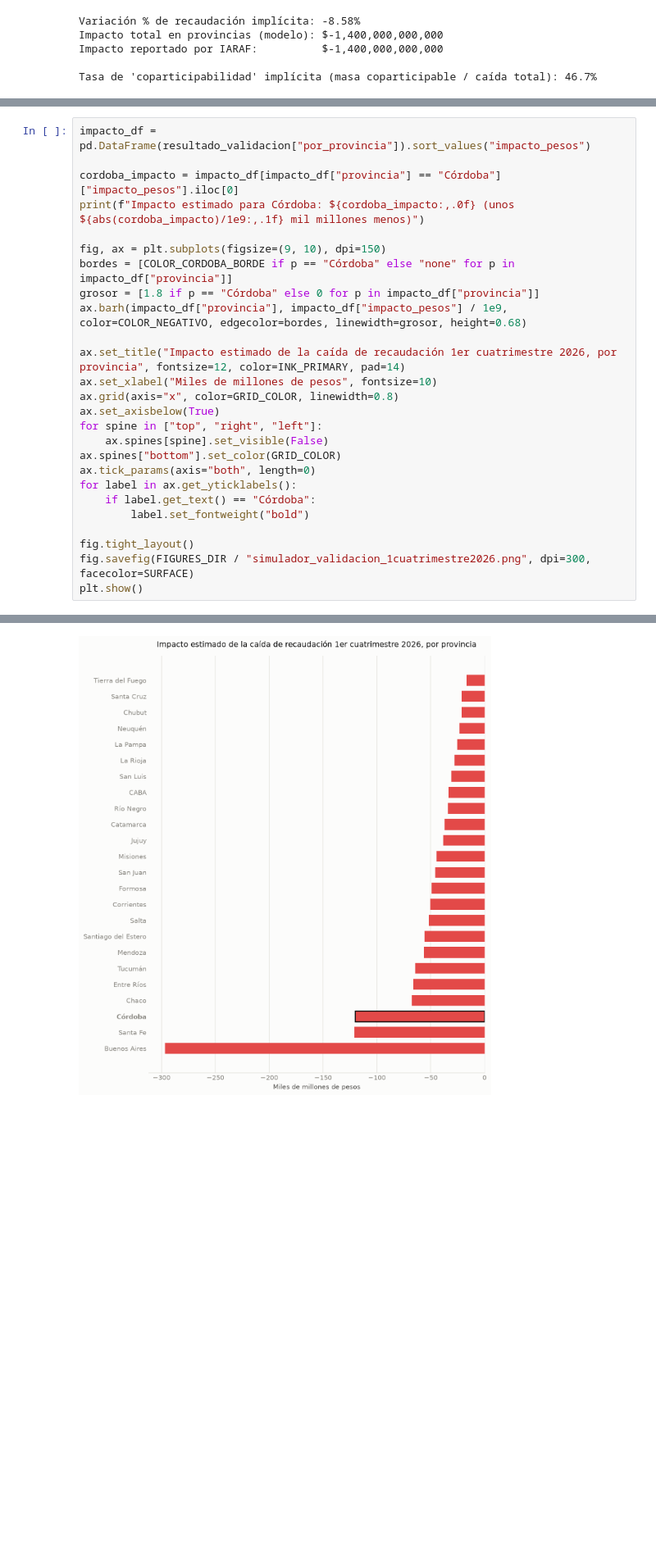
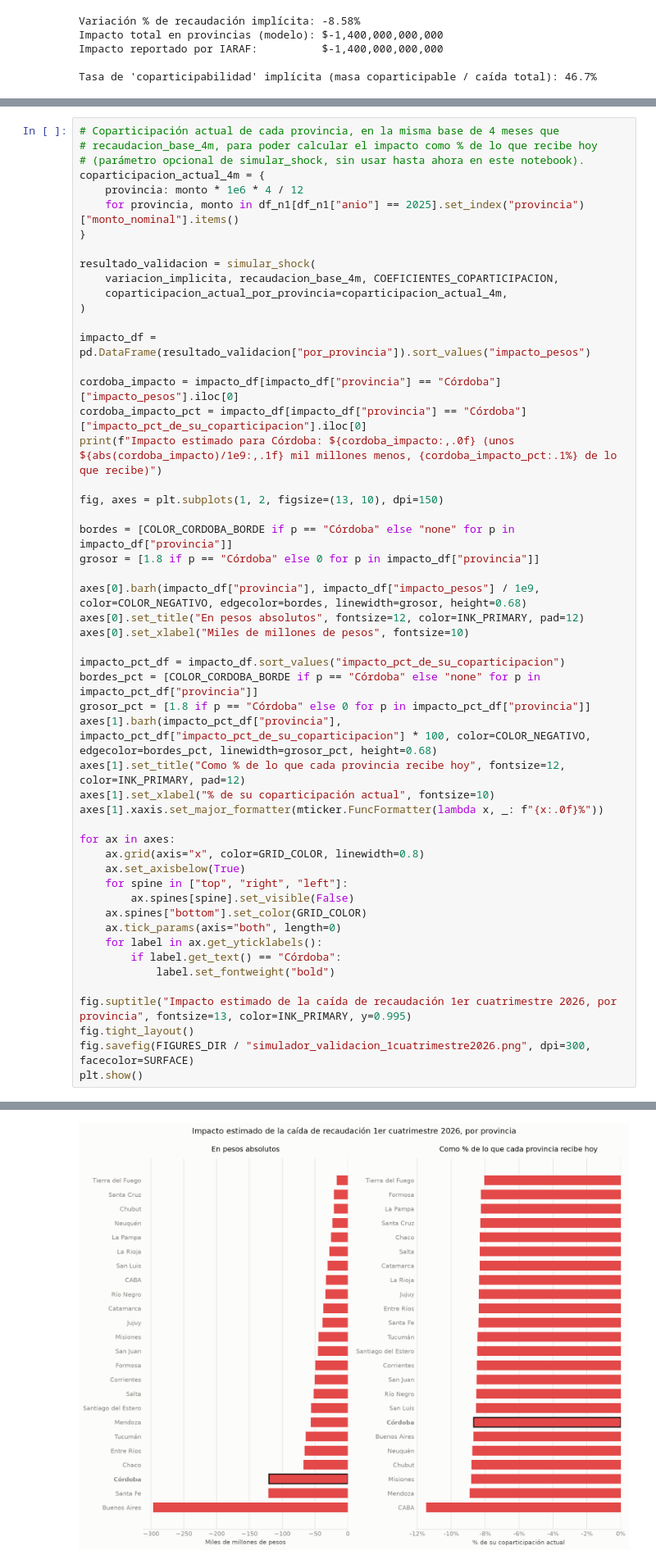
Before and after one commit to llorenzomagnano-sys/Portafolio-Lorenzo, a Jupyter notebook: notebooks/03_simulador_sensibilidad.ipynb, the cells around one changed output, grey strips where cells are left out. Shown at 82% size. Cells and saved outputs as stored; diff of their text form; blank space fills up the shorter version.

```diff
--- a/notebooks/03_simulador_sensibilidad.ipynb
+++ b/notebooks/03_simulador_sensibilidad.ipynb
@@ -138,26 +141,52 @@ internet de este entorno.
 # %%
+# Coparticipación actual de cada provincia, en la misma base de 4 meses que
+# recaudacion_base_4m, para poder calcular el impacto como % de lo que recibe hoy
+# (parámetro opcional de simular_shock, sin usar hasta ahora en este notebook).
+coparticipacion_actual_4m = {
+    provincia: monto * 1e6 * 4 / 12
+    for provincia, monto in df_n1[df_n1["anio"] == 2025].set_index("provincia")["monto_nominal"].items()
+}
+
+resultado_validacion = simular_shock(
+    variacion_implicita, recaudacion_base_4m, COEFICIENTES_COPARTICIPACION,
+    coparticipacion_actual_por_provincia=coparticipacion_actual_4m,
+)
+
 impacto_df = pd.DataFrame(resultado_validacion["por_provincia"]).sort_values("impacto_pesos")
 
 cordoba_impacto = impacto_df[impacto_df["provincia"] == "Córdoba"]["impacto_pesos"].iloc[0]
-print(f"Impacto estimado para Córdoba: ${cordoba_impacto:,.0f} (unos ${abs(cordoba_impacto)/1e9:,.1f} mil millones menos)")
+cordoba_impacto_pct = impacto_df[impacto_df["provincia"] == "Córdoba"]["impacto_pct_de_su_coparticipacion"].iloc[0]
+print(f"Impacto estimado para Córdoba: ${cordoba_impacto:,.0f} (unos ${abs(cordoba_impacto)/1e9:,.1f} mil millones menos, {cordoba_impacto_pct:.1%} de lo que recibe)")
 
-fig, ax = plt.subplots(figsize=(9, 10), dpi=150)
+fig, axes = plt.subplots(1, 2, figsize=(13, 10), dpi=150)
+
 bordes = [COLOR_CORDOBA_BORDE if p == "Córdoba" else "none" for p in impacto_df["provincia"]]
 grosor = [1.8 if p == "Córdoba" else 0 for p in impacto_df["provincia"]]
-ax.barh(impacto_df["provincia"], impacto_df["impacto_pesos"] / 1e9, color=COLOR_NEGATIVO, edgecolor=bordes, linewidth=grosor, height=0.68)
 
-ax.set_title("Impacto estimado de la caída de recaudación 1er cuatrimestre 2026, por provincia", fontsize=12, color=INK_PRIMARY, pad=14)
-ax.set_xlabel("Miles de millones de pesos", fontsize=10)
-ax.grid(axis="x", color=GRID_COLOR, linewidth=0.8)
-ax.set_axisbelow(True)
-for spine in ["top", "right", "left"]:
-    ax.spines[spine].set_visible(False)
-ax.spines["bottom"].set_color(GRID_COLOR)
-ax.tick_params(axis="both", length=0)
-for label in ax.get_yticklabels():
-    if label.get_text() == "Córdoba":
-        label.set_fontweight("bold")
+axes[0].barh(impacto_df["provincia"], impacto_df["impacto_pesos"] / 1e9, color=COLOR_NEGATIVO, edgecolor=bordes, linewidth=grosor, height=0.68)
+axes[0].set_title("En pesos absolutos", fontsize=12, color=INK_PRIMARY, pad=12)
+axes[0].set_xlabel("Miles de millones de pesos", fontsize=10)
 
+impacto_pct_df = impacto_df.sort_values("impacto_pct_de_su_coparticipacion")
+bordes_pct = [COLOR_CORDOBA_BORDE if p == "Córdoba" else "none" for p in impacto_pct_df["provincia"]]
+grosor_pct = [1.8 if p == "Córdoba" else 0 for p in impacto_pct_df["provincia"]]
+axes[1].barh(impacto_pct_df["provincia"], impacto_pct_df["impacto_pct_de_su_coparticipacion"] * 100, color=COLOR_NEGATIVO, edgecolor=bordes_pct, linewidth=grosor_pct, height=0.68)
+axes[1].set_title("Como % de lo que cada provincia recibe hoy", fontsize=12, color=INK_PRIMARY, pad=12)
+axes[1].set_xlabel("% de su coparticipación actual", fontsize=10)
+axes[1].xaxis.set_major_formatter(mticker.FuncFormatter(lambda x, _: f"{x:.0f}%"))
+
+for ax in axes:
+    ax.grid(axis="x", color=GRID_COLOR, linewidth=0.8)
+    ax.set_axisbelow(True)
+    for spine in ["top", "right", "left"]:
+        ax.spines[spine].set_visible(False)
+    ax.spines["bottom"].set_color(GRID_COLOR)
+    ax.tick_params(axis="both", length=0)
+    for label in ax.get_yticklabels():
+        if label.get_text() == "Córdoba":
+            label.set_fontweight("bold")
+
+fig.suptitle("Impacto estimado de la caída de recaudación 1er cuatrimestre 2026, por provincia", fontsize=13, color=INK_PRIMARY, y=0.995)
 fig.tight_layout()
 fig.savefig(FIGURES_DIR / "simulador_validacion_1cuatrimestre2026.png", dpi=300, facecolor=SURFACE)
 plt.show()
@@ -166 +195 @@ Impacto estimado para Córdoba: $-120,073,396,869 (unos $120.1 mil millones meno
-[figure, old version]
+[figure, new version]
```
Also changed, not shown: parts of 3 cells of this notebook, 9 other files.
